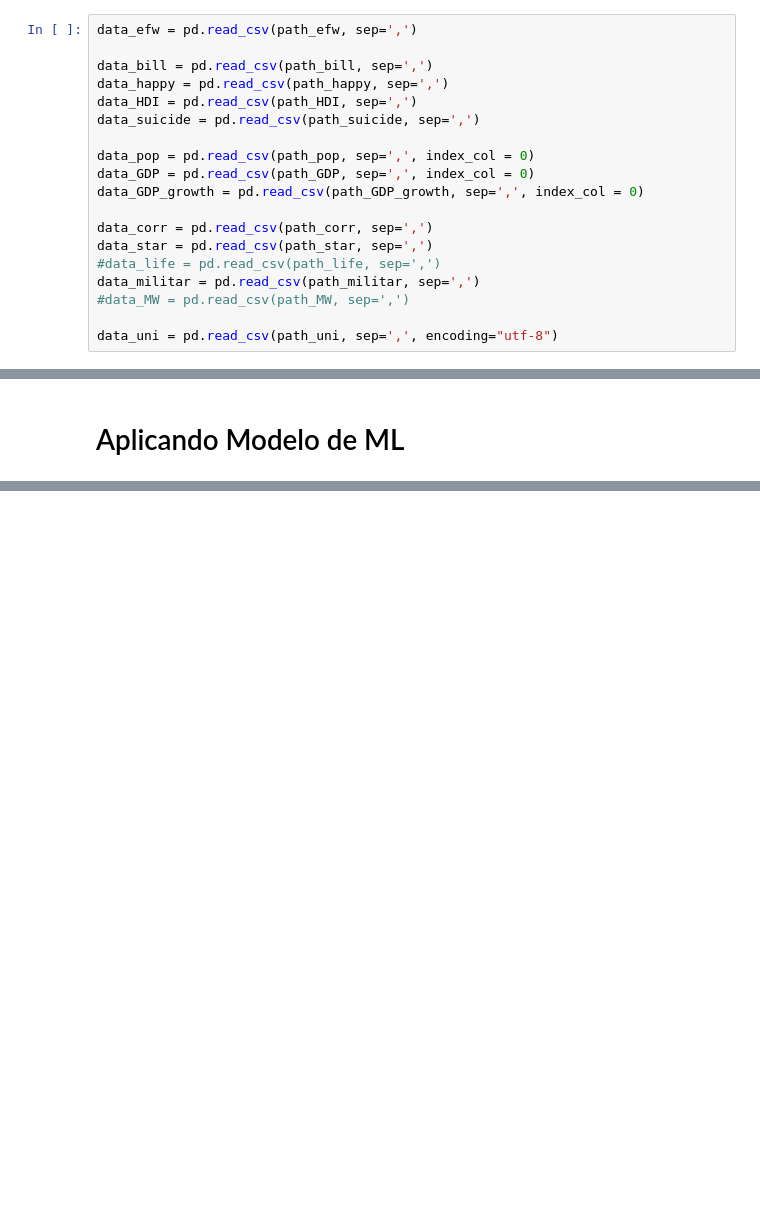
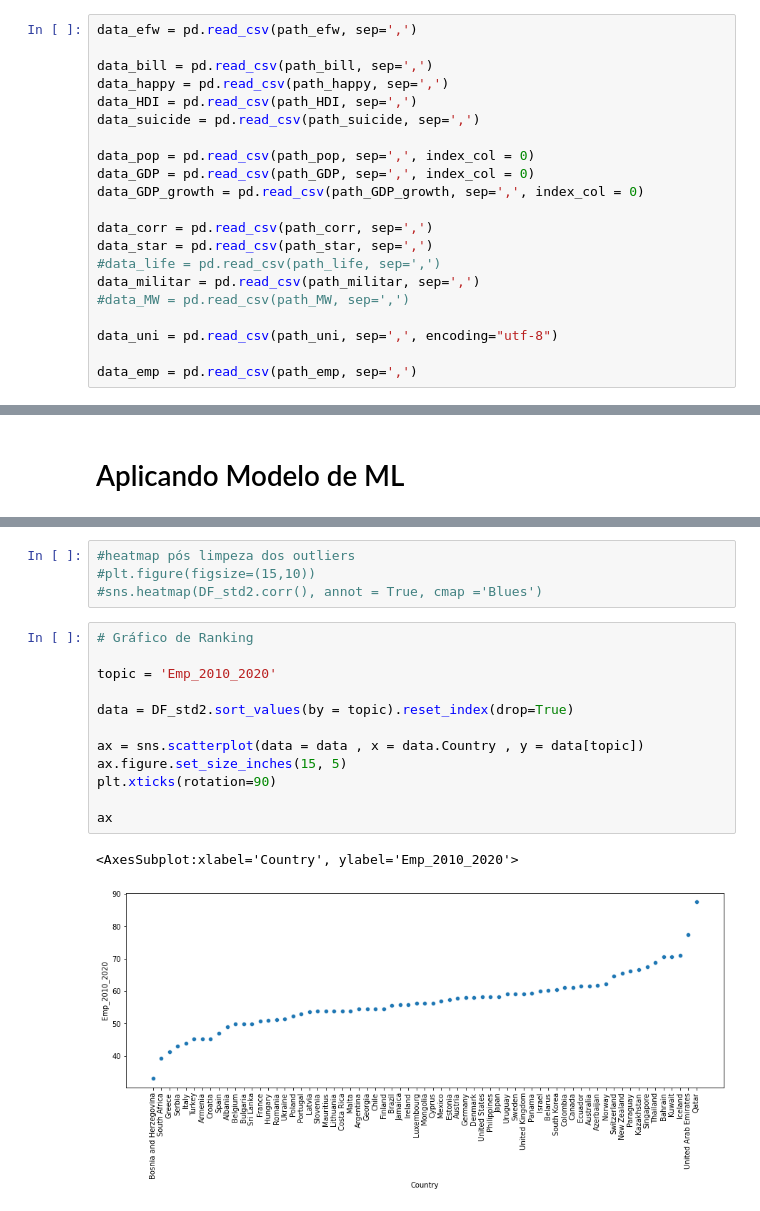
Before and after one commit to CesarSun/Digital-House-G3, a Jupyter notebook: T4-Integrador/DH_G3_T4_World_Freedom.ipynb, the cells around one changed output, grey strips where cells are left out. Drawn from its saved outputs; the diff is of its cells as text; blank space fills up the shorter version.

```diff
--- a/T4-Integrador/DH_G3_T4_World_Freedom.ipynb
+++ b/T4-Integrador/DH_G3_T4_World_Freedom.ipynb
@@ -72,6 +75,8 @@ data_militar = pd.read_csv(path_militar, sep=',')
 #data_MW = pd.read_csv(path_MW, sep=',')
 
 data_uni = pd.read_csv(path_uni, sep=',', encoding="utf-8")
+
+data_emp = pd.read_csv(path_emp, sep=',')
 # %% [markdown]
 # Primeira vizualização e tratamento dos datasets.
 # %%
@@ -626,0 +661,19 @@ ax
+# %%
+#heatmap pós limpeza dos outliers
+#plt.figure(figsize=(15,10))
+#sns.heatmap(DF_std2.corr(), annot = True, cmap ='Blues')
+# %%
+# Gráfico de Ranking
+
+topic = 'Emp_2010_2020'
+
+data = DF_std2.sort_values(by = topic).reset_index(drop=True)
+
+ax = sns.scatterplot(data = data , x = data.Country , y = data[topic])
+ax.figure.set_size_inches(15, 5)
+plt.xticks(rotation=90)
+
+ax
+# %% [output]
+<AxesSubplot:xlabel='Country', ylabel='Emp_2010_2020'>
+[figure, added]
```
Also changed, not shown: parts of 30 cells of this notebook, 3 other files.
